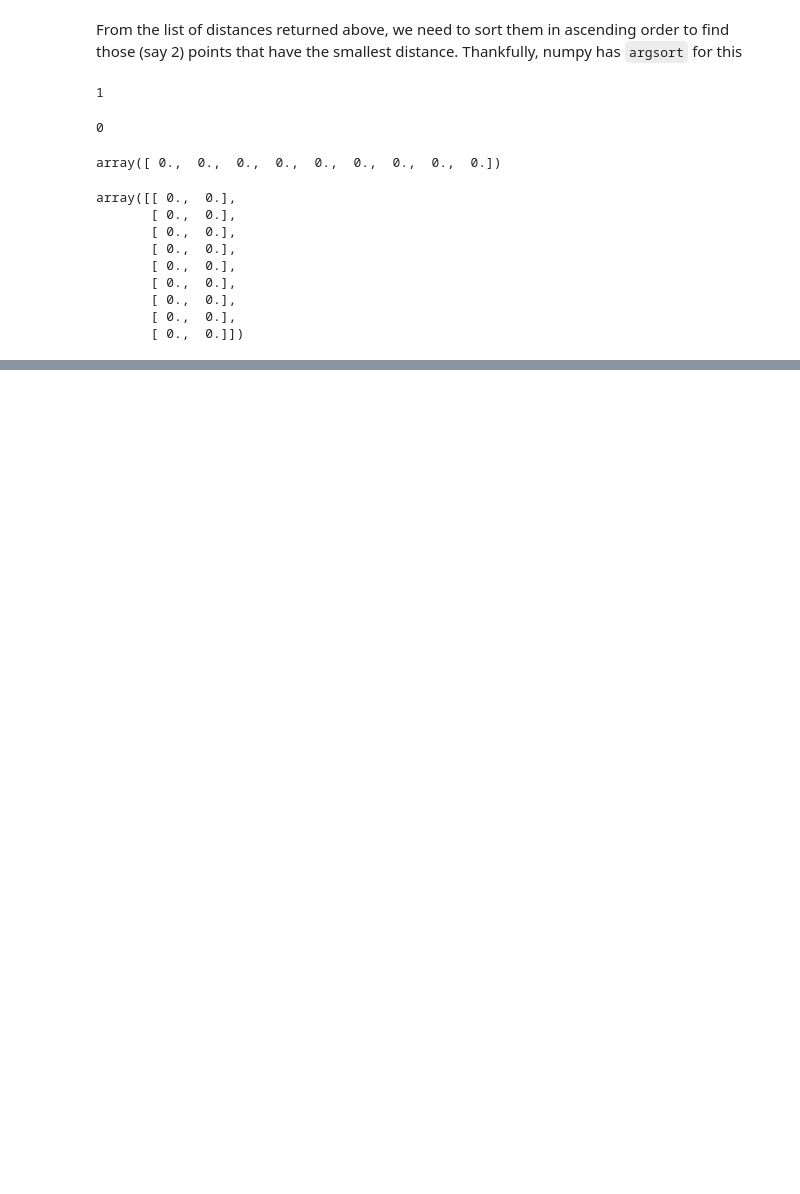
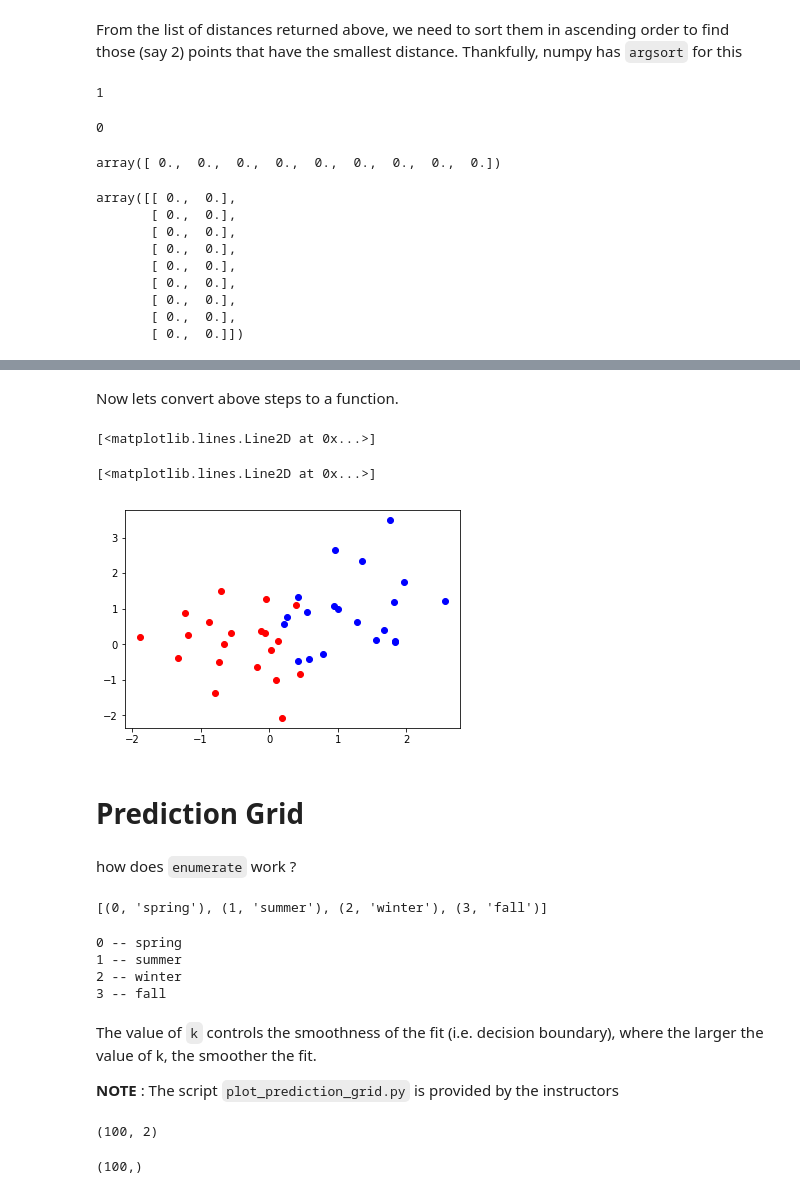
Before and after one commit to nsarode/Python_classNotes, a Jupyter notebook: case_studies_I.ipynb, the cells around one changed output, grey strips where cells are left out. Drawn from its saved outputs; the diff is of its cells as text; code cells hidden in the pictures; blank space fills up the shorter version.

```diff
--- a/case_studies_I.ipynb
+++ b/case_studies_I.ipynb
@@ -1143,0 +1191,20 @@ array([[ 0.,  0.],
+# %% [markdown]
+Now lets convert above steps to a function.
+# %%
+def generate_synth_data(n=50):
+    """Create two sets of points from bivariate normal distributions"""
+    points = np.concatenate((ss.norm(0,1).rvs((n,2)), ss.norm(1,1).rvs((n,2))), axis =0)
+    outcomes = np.concatenate((np.repeat(0,n), np.repeat(1,n)))
+    return(points,outcomes)
+# %%
+n = 20
+
+(points, outcomes)=generate_synth_data(n)
+plt.plot(points[:n,0], points[:n,1], "ro") # grp 1 points are the first n observations (i.e. rows) x-value in first col and y-value in second col
+plt.plot(points[n:, 0], points[n:,1], "bo")
+# %% [output]
+[<matplotlib.lines.Line2D at 0x...>]
+[<matplotlib.lines.Line2D at 0x...>]
+[figure, added]
+# %% [markdown]
+# Prediction Grid
@@ -1143,0 +1226,25 @@ array([[ 0.,  0.],
+# %% [markdown]
+how does `enumerate` work ?
+# %%
+season = ["spring","summer","winter","fall"]
+list(enumerate(season))
+
+for idx,season in enumerate(season):
+    print(idx,"--",season)
+# %% [output]
+[(0, 'spring'), (1, 'summer'), (2, 'winter'), (3, 'fall')]
+0 -- spring
+1 -- summer
+2 -- winter
+3 -- fall
+# %% [markdown]
+The value of `k` controls the smoothness of the fit (i.e. decision boundary), where the larger the value of k, the smoother the fit.
+
+**NOTE** : The script `plot_prediction_grid.py` is provided by the instructors
+# %%
+(predictors,outcomes) = generate_synth_data()
+predictors.shape
+outcomes.shape
+# %% [output]
+(100, 2)
+(100,)
```
Also changed, not shown: parts of 44 cells of this notebook.
